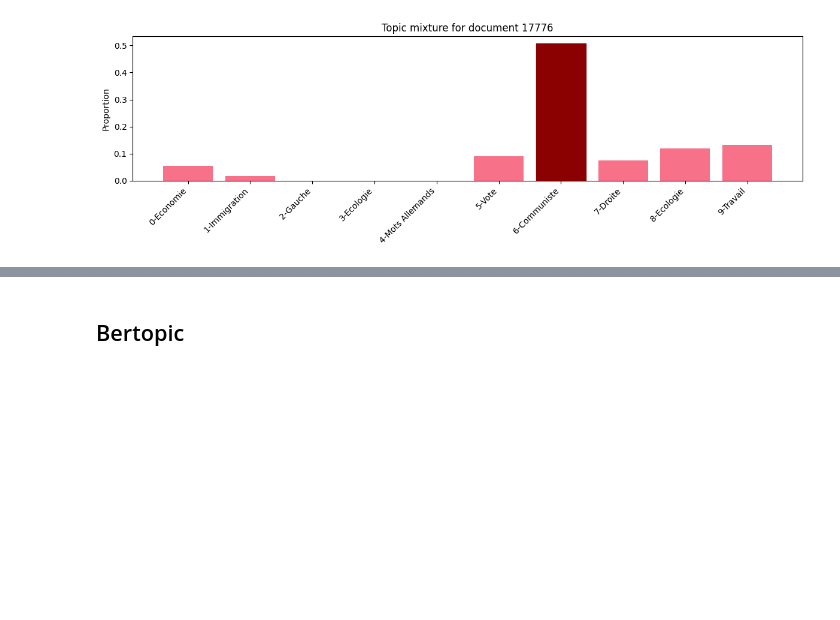
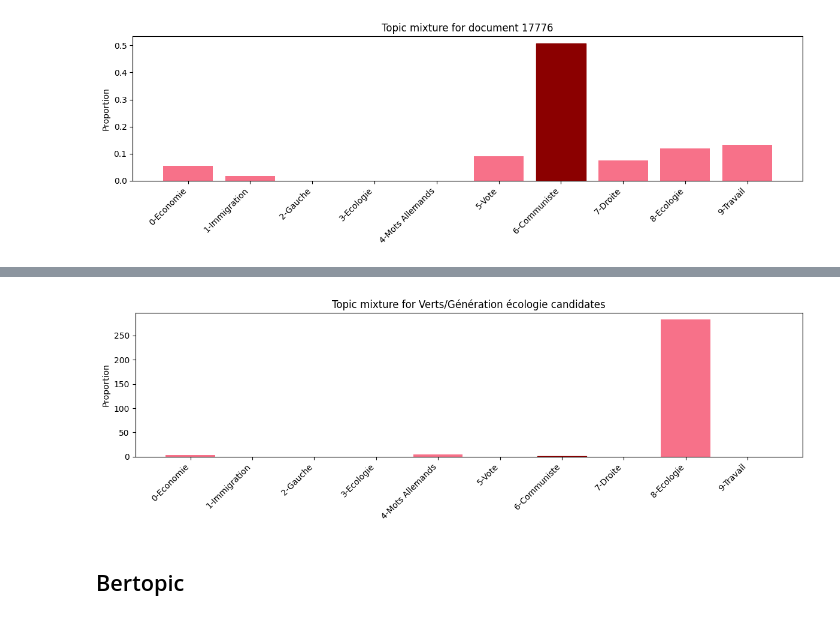
Before and after one commit to victorgalmiche/ENSAE_NLP_project, a Jupyter notebook: notebooks/topic_modeling.ipynb, the cells around one changed output, grey strips where cells are left out. Cells and saved outputs as stored; diff of their text form; code cells hidden in the pictures; blank space fills up the shorter version.

```diff
--- a/notebooks/topic_modeling.ipynb
+++ b/notebooks/topic_modeling.ipynb
@@ -429,3 +459,19 @@ l'environnement ... expriment le courage e
+# %%
+# And also ecologistes
+df_ecolo = df[df['titulaire-soutien']=='Verts;Génération écologie']
+topic_distribution = df_ecolo['dominant_topic'].value_counts().reindex(range(n_topics), fill_value=0)
+
+
+plt.figure(figsize=(12,4))
+bars = plt.bar(topic_names, topic_distribution)
+bars[dominant_topic].set_color("darkred")
+plt.xticks(rotation=45, ha="right")
+plt.ylabel("Proportion")
+plt.title("Topic mixture for Verts/Génération écologie candidates")
+plt.tight_layout()
+plt.show()
+# %% [output]
+[figure, added]
 # %% [markdown]
 ## Bertopic
 # %%
```
Also changed, not shown: parts of 2 cells of this notebook, 3 other files.
